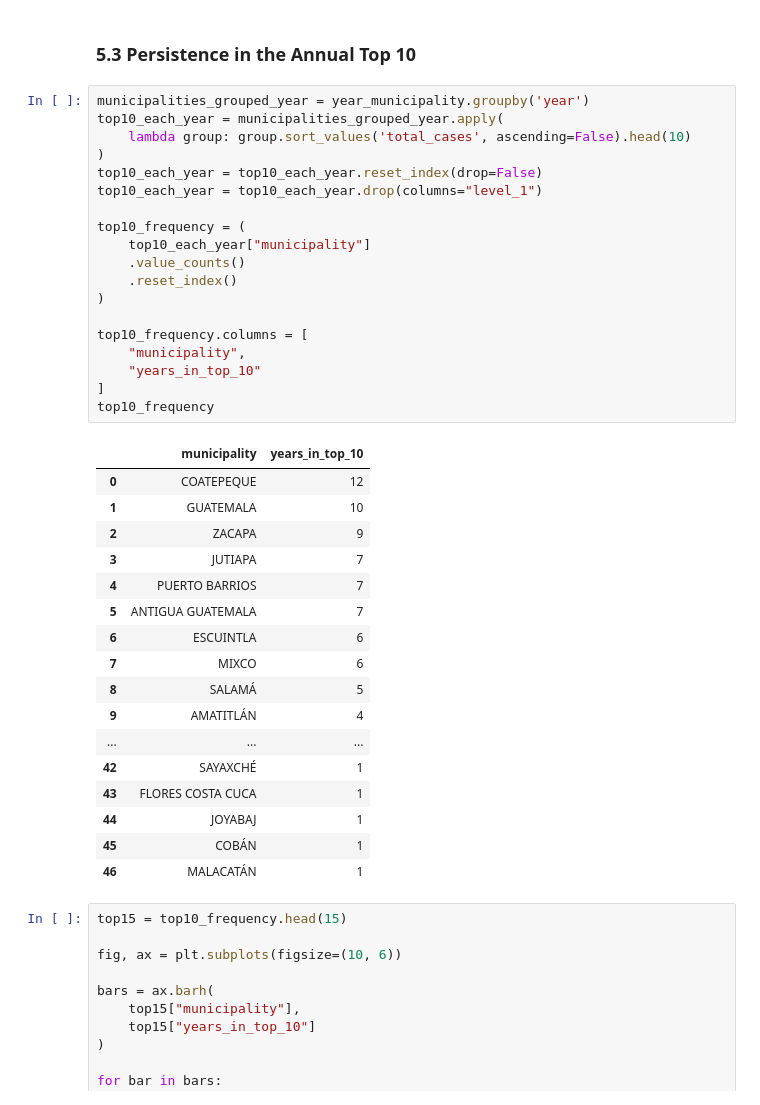
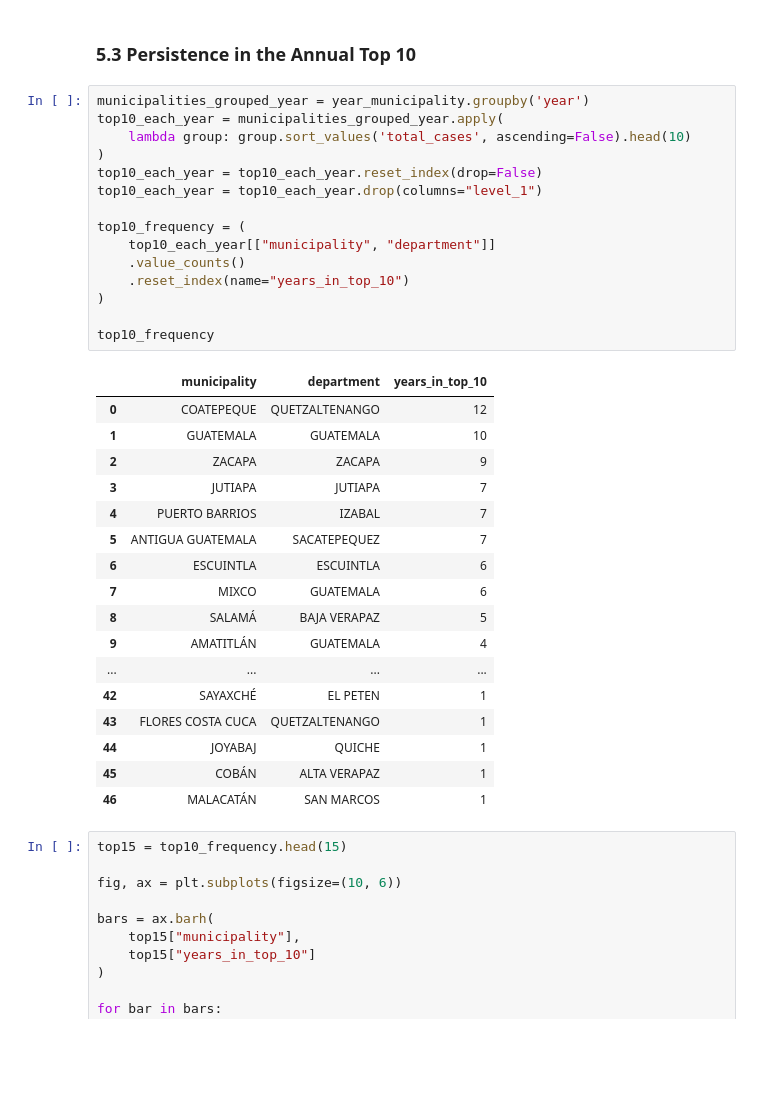
Before and after one commit to medranow/data-analyst-portfolio, a Jupyter notebook: guatemala-dengue-analysis/notebooks/01_dengue_surveillance_analysis_portfolio.ipynb, the cells around one changed output. Saved outputs shown, nothing was run; the diff lists cells and outputs as text; blank space fills up the shorter version.

```diff
--- a/guatemala-dengue-analysis/notebooks/01_dengue_surveillance_analysis_portfolio.ipynb
+++ b/guatemala-dengue-analysis/notebooks/01_dengue_surveillance_analysis_portfolio.ipynb
@@ -494,40 +494,36 @@ The ten municipalities with the highest cumulative dengue burden accounted for a
 # %%
 municipalities_grouped_year = year_municipality.groupby('year')
 top10_each_year = municipalities_grouped_year.apply(
     lambda group: group.sort_values('total_cases', ascending=False).head(10)
 )
 top10_each_year = top10_each_year.reset_index(drop=False)
 top10_each_year = top10_each_year.drop(columns="level_1")
 
 top10_frequency = (
-    top10_each_year["municipality"]
+    top10_each_year[["municipality", "department"]]
     .value_counts()
-    .reset_index()
+    .reset_index(name="years_in_top_10")
 )
 
-top10_frequency.columns = [
-    "municipality",
-    "years_in_top_10"
-]
 top10_frequency
 # %% [output]
-|  | municipality | years_in_top_10 |
-| 0 | COATEPEQUE | 12 |
-| 1 | GUATEMALA | 10 |
-| 2 | ZACAPA | 9 |
-| 3 | JUTIAPA | 7 |
-| 4 | PUERTO BARRIOS | 7 |
-| 5 | ANTIGUA GUATEMALA | 7 |
-| 6 | ESCUINTLA | 6 |
-| 7 | MIXCO | 6 |
-| 8 | SALAMÁ | 5 |
-| 9 | AMATITLÁN | 4 |
-| ... | ... | ... |
-| 42 | SAYAXCHÉ | 1 |
-| 43 | FLORES COSTA CUCA | 1 |
-| 44 | JOYABAJ | 1 |
-| 45 | COBÁN | 1 |
-| 46 | MALACATÁN | 1 |
+|  | municipality | department | years_in_top_10 |
+| 0 | COATEPEQUE | QUETZALTENANGO | 12 |
+| 1 | GUATEMALA | GUATEMALA | 10 |
+| 2 | ZACAPA | ZACAPA | 9 |
+| 3 | JUTIAPA | JUTIAPA | 7 |
+| 4 | PUERTO BARRIOS | IZABAL | 7 |
+| 5 | ANTIGUA GUATEMALA | SACATEPEQUEZ | 7 |
+| 6 | ESCUINTLA | ESCUINTLA | 6 |
+| 7 | MIXCO | GUATEMALA | 6 |
+| 8 | SALAMÁ | BAJA VERAPAZ | 5 |
+| 9 | AMATITLÁN | GUATEMALA | 4 |
+| ... | ... | ... | ... |
+| 42 | SAYAXCHÉ | EL PETEN | 1 |
+| 43 | FLORES COSTA CUCA | QUETZALTENANGO | 1 |
+| 44 | JOYABAJ | QUICHE | 1 |
+| 45 | COBÁN | ALTA VERAPAZ | 1 |
+| 46 | MALACATÁN | SAN MARCOS | 1 |
 # %%
 top15 = top10_frequency.head(15)
 
```
Also changed, not shown: parts of 9 cells of this notebook, 1 other file.
